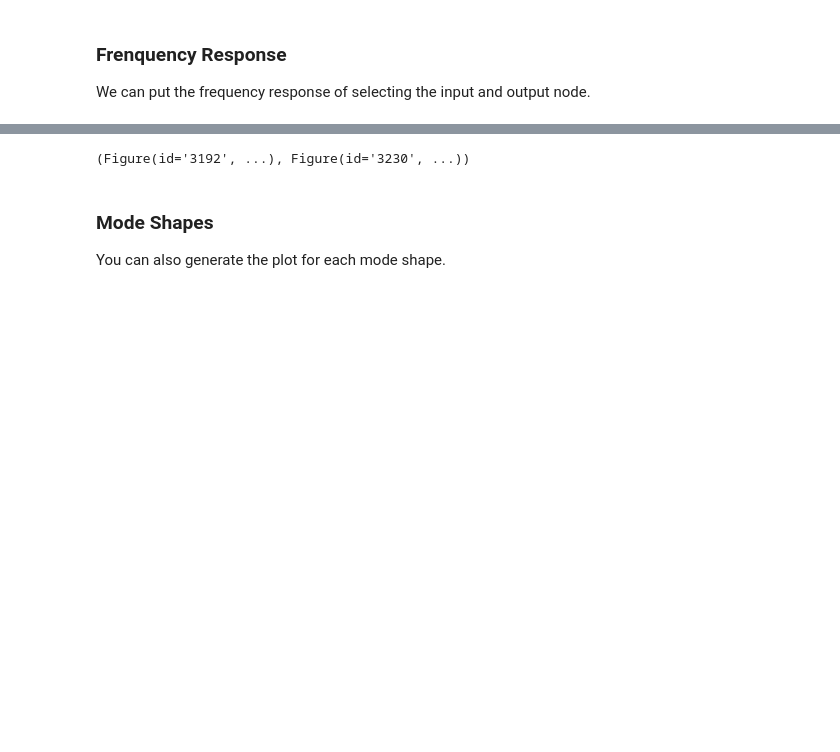
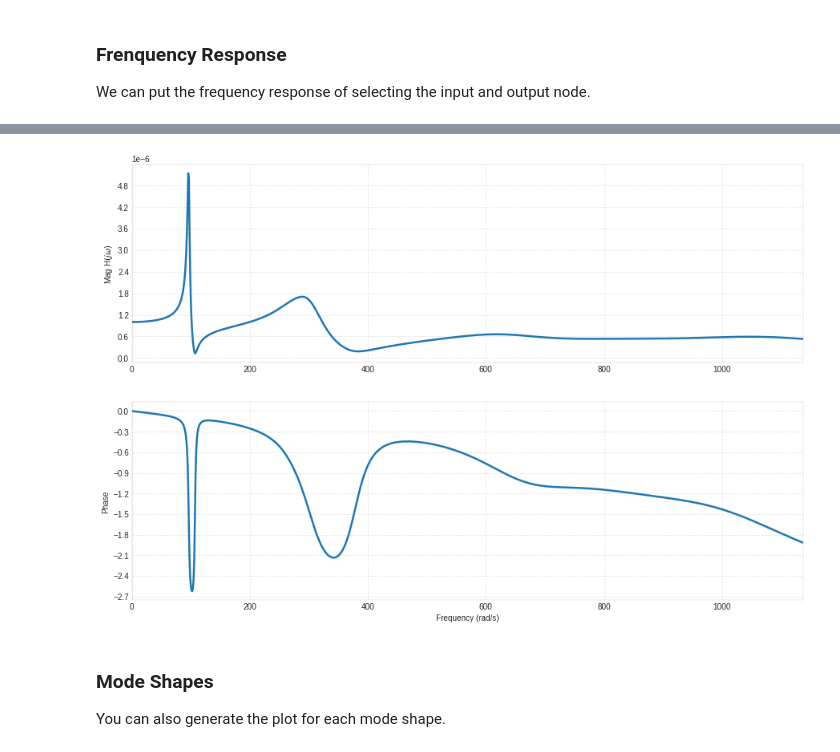
Before and after one commit to jguarato/ross, a Jupyter notebook: docs/examples/tutorial.ipynb, the cells around one changed output, grey strips where cells are left out. Cells and saved outputs as stored; diff of their text form; code cells hidden in the pictures; blank space fills up the shorter version.

```diff
--- a/docs/examples/tutorial.ipynb
+++ b/docs/examples/tutorial.ipynb
@@ -329,5 +319,6 @@ show(campbell.plot(plot_type='bokeh'))
 
 We can put the frequency response of selecting the input and output node.
 # %%
-rotor1.run_freq_response().plot(plot_type='bokeh',inp=0,out=0)
+rotor1.run_freq_response().plot(inp=0,out=0)
+plt.rcParams["figure.figsize"] = (15,10)
 # %% [output]
@@ -336,4 +325,4 @@ rotor1.run_freq_response().plot(plot_type='bokeh',inp=0,out=0)
-(Figure(id='3192', ...), Figure(id='3230', ...))
+[figure, added]
 # %% [markdown]
 ### Mode Shapes
 
```
Also changed, not shown: parts of 15 cells of this notebook, 1 other file.
